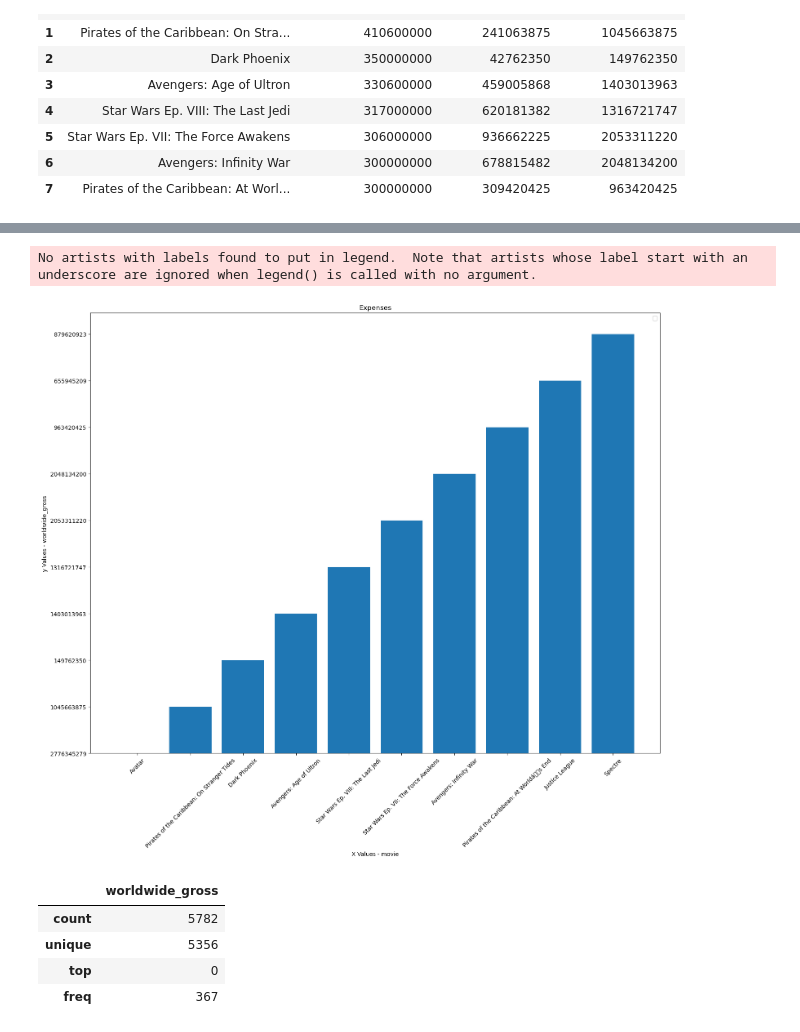
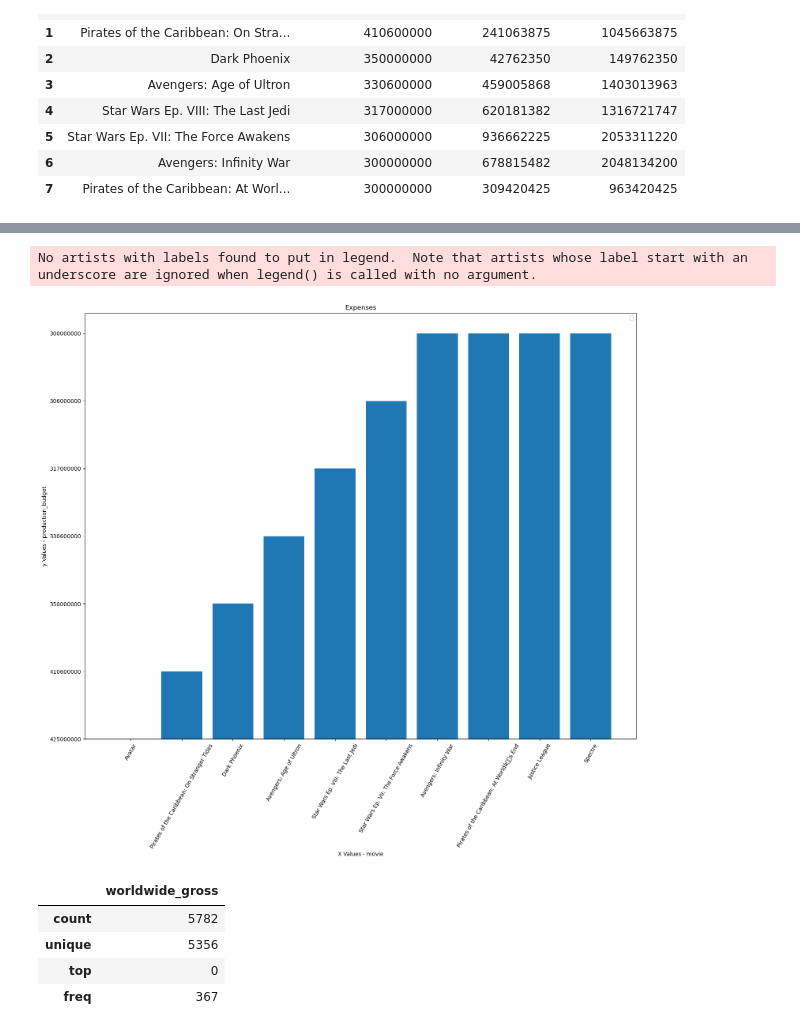
Before and after one commit to mercyodino/project1, a Jupyter notebook: index.ipynb, the cells around one changed output, grey strips where cells are left out. Drawn from its saved outputs; the diff is of its cells as text; code cells hidden in the pictures.

```diff
--- a/index.ipynb
+++ b/index.ipynb
@@ -663,24 +690,26 @@ df.head(8)
 # %%
+
+#plotting a bar graph and looking for the production budget
 plt.figure(figsize=(18,14))
 
 x = df ['movie'].head(10)
-y = df['worldwide_gross'].head(10)
+y = df['production_budget'].head(10)
 
-# Use the bar() function to create a plot using the above values of x and y. Add a label.
+# Using the bar() function to create a plot using the above values of x and y. Adding a label.
 plt.bar(x, y)
 
 plt.xlabel('X Values - movie')
-plt.ylabel('y Values - worldwide_gross')
+plt.ylabel('y Values - production_budget')
 
 plt.title('Expenses')
 plt.legend()
-plt.xticks(rotation=45)
+plt.xticks(rotation=60)
 
 # Output the final plot
 plt.show()
 # %% [output]
 No artists with labels found to put in legend.  Note that artists whose label start with an underscore are ignored when legend() is called with no argument.
-[figure, old version]
+[figure, new version]
 # %%
 #using the .describe method
 #df[['production_budget', 'domestic_gross','worldwide_gross']].describe()
```
Also changed, not shown: parts of 6 cells of this notebook, 1 other file.
